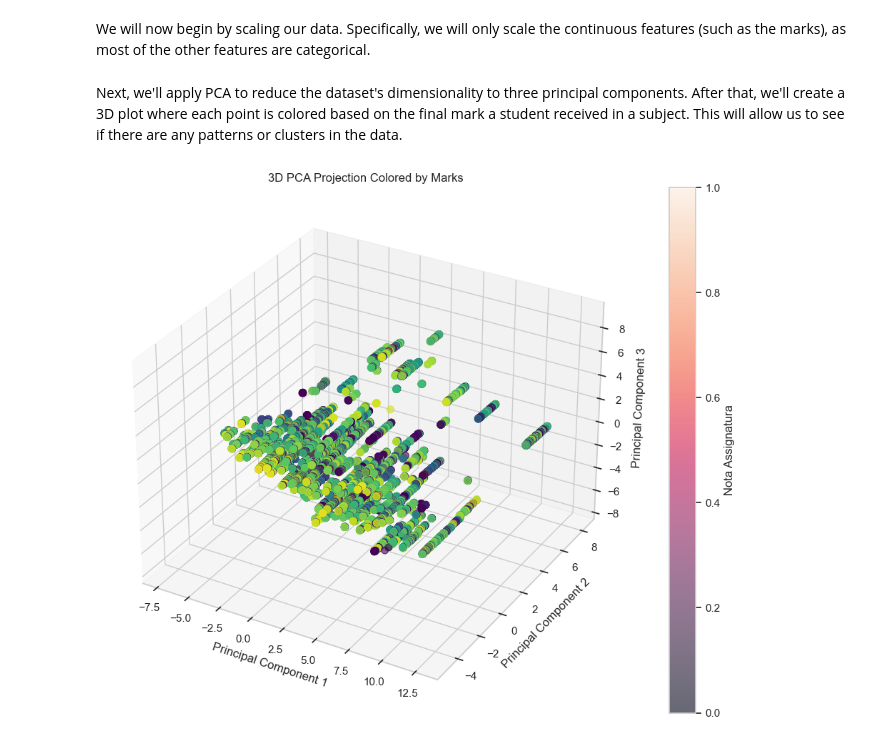
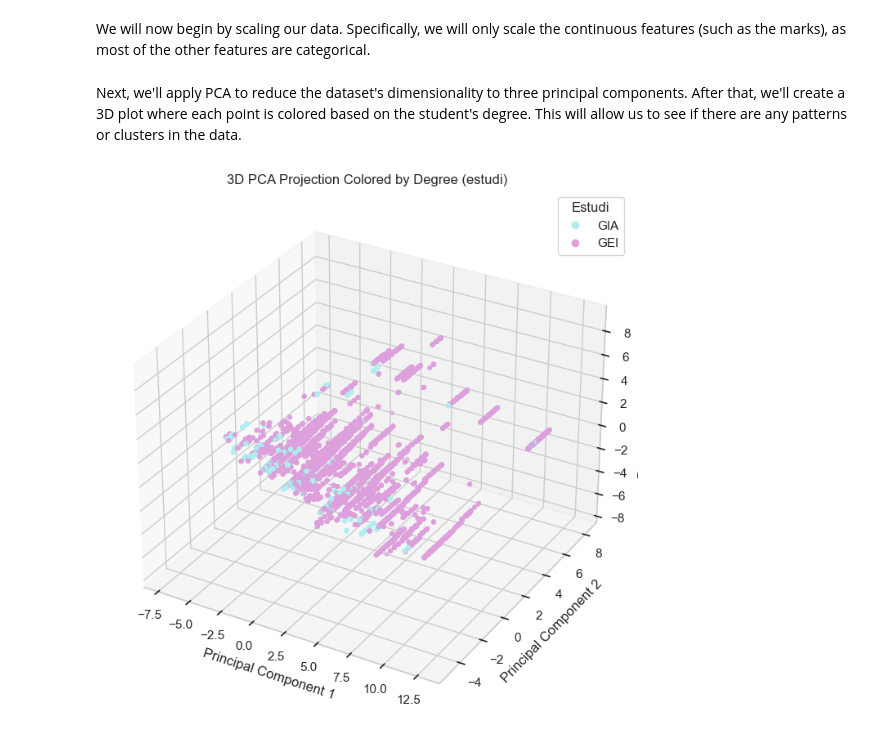
Before and after one commit to laurabolta/Synthesis-Project-I, a Jupyter notebook: Student_plots.ipynb, the cells around one changed output. Cells and saved outputs as stored; diff of their text form; code cells hidden in the pictures.

Commit message:
added PCA plot according to student's degree

```diff
--- a/Student_plots.ipynb
+++ b/Student_plots.ipynb
@@ -413,42 +413,45 @@ scaler = StandardScaler()
 # Fit and transform the continuous features
 df[continuous_features] = scaler.fit_transform(df[continuous_features])
 # %% [markdown]
-Next, we'll apply PCA to reduce the dataset's dimensionality to three principal components. After that, we'll create a 3D plot where each point is colored based on the final mark a student received in a subject. This will allow us to see if there are any patterns or clusters in the data.
+Next, we'll apply PCA to reduce the dataset's dimensionality to three principal components. After that, we'll create a 3D plot where each point is colored based on the student's degree. This will allow us to see if there are any patterns or clusters in the data.
 # %%
 from sklearn.decomposition import PCA
+from matplotlib.lines import Line2D
 
-# Apply PCA
+# Apply PCA (exclude the target 'nota_assignatura')
 pca = PCA(n_components=3)
-pca_result = pca.fit_transform(df.drop(columns=['nota_assignatura']))  # Remove label column
+pca_result = pca.fit_transform(df.drop(columns=['nota_assignatura']))
 
-# Create a new DataFrame with the PCA results
+# Create PCA result DataFrame
 pca_df = pd.DataFrame(data=pca_result, columns=['PC1', 'PC2', 'PC3'])
 
-# Normalize 'nota_assignatura' to [0, 1] for coloring (for visualization only)
-norm = plt.Normalize(df['nota_assignatura'].min(), df['nota_assignatura'].max())
+# Add the 'estudi' column back for coloring
+pca_df['estudi'] = df['estudi'].values
 
-# Create a color map
-cmap = plt.cm.viridis
-colors = cmap(norm(df['nota_assignatura']))
+# Set colors based on 'estudi' (0 or 1)
+color_map = {0: 'paleturquoise', 1: 'plum'}
+colors = pca_df['estudi'].map(color_map)
 
-# Plotting in 3D
-fig = plt.figure(figsize=(12, 8))
+# 3D Plot
+fig = plt.figure(figsize=(10, 7))
 ax = fig.add_subplot(111, projection='3d')
 
-# Scatter plot with continuous color map
-sc = ax.scatter(pca_df['PC1'], pca_df['PC2'], pca_df['PC3'], c=colors, s=50, alpha=0.6)
+sc = ax.scatter(pca_df['PC1'], pca_df['PC2'], pca_df['PC3'], c=colors, alpha=0.6, s=10)
 
-# Adding labels and title
-ax.set_title('3D PCA Projection Colored by Marks')
+# Labels and title
+ax.set_title('3D PCA Projection Colored by Degree (estudi)')
 ax.set_xlabel('Principal Component 1')
 ax.set_ylabel('Principal Component 2')
 ax.set_zlabel('Principal Component 3')
 
-# Add color bar to match the color scale of the points
-cbar = plt.colorbar(sc, ax=ax)
-cbar.set_label('Nota Assignatura')
+# Add custom legend
+legend_elements = [
+    Line2D([0], [0], marker='o', color='w', label='GIA', markerfacecolor='paleturquoise', markersize=8),
+    Line2D([0], [0], marker='o', color='w', label='GEI', markerfacecolor='plum', markersize=8)
+]
+ax.legend(handles=legend_elements, title="Estudi")
 
 plt.tight_layout()
 plt.show()
 # %% [output]
-[figure, old version]
+[figure, new version]
```
Also changed, not shown: parts of 1 cell of this notebook.
